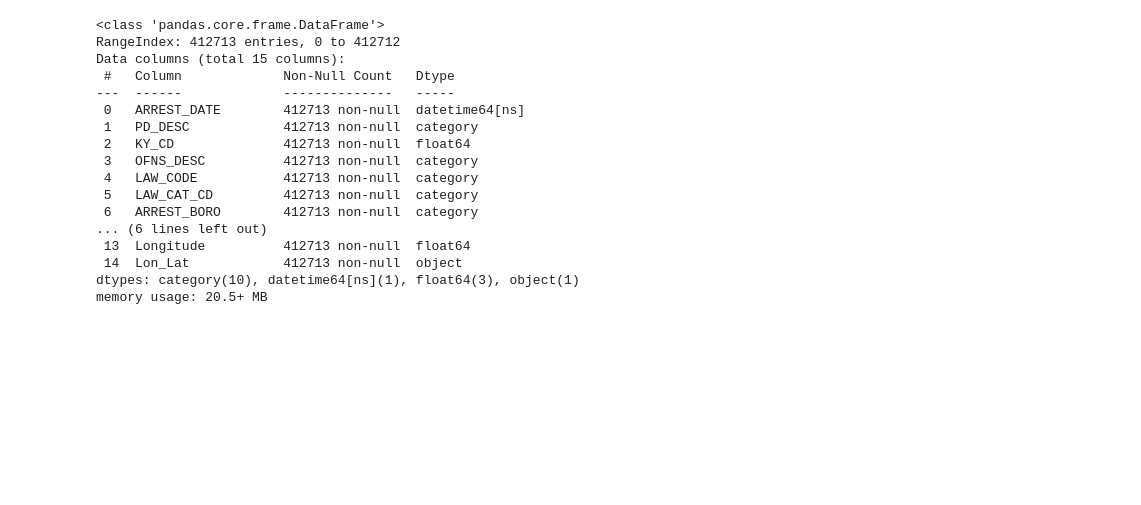
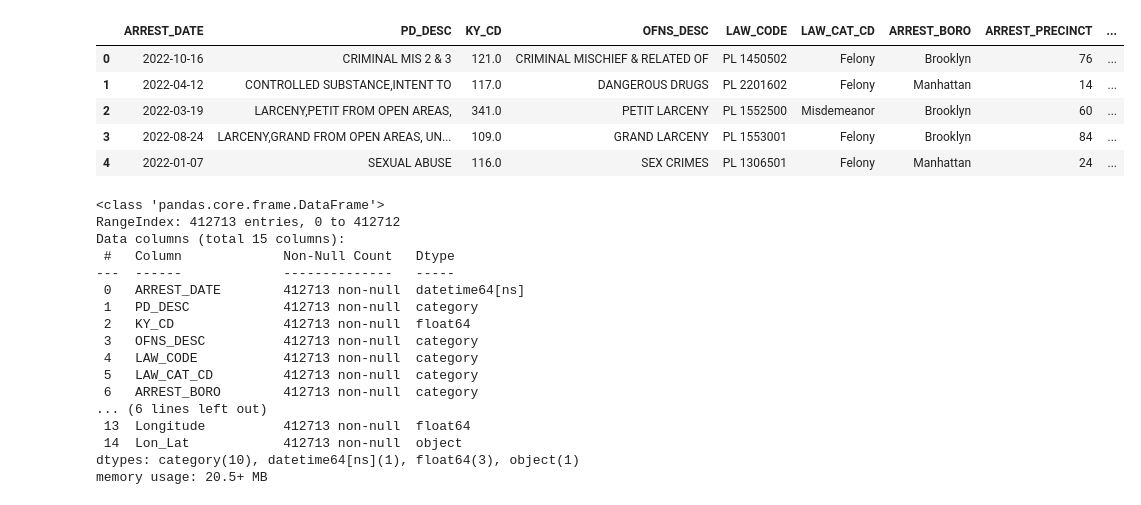
Before and after one commit to CarlosGG18/NYPD-Arrest-Analysis, a Jupyter notebook: Regression Model.ipynb, the cells around one changed output. Cells and saved outputs as stored; diff of their text form; code cells hidden in the pictures; blank space fills up the shorter version.

```diff
--- a/Regression Model.ipynb
+++ b/Regression Model.ipynb
@@ -24,6 +24,15 @@ data_types = {
 }
 df = pd.read_csv('NYPD_arrest_data_2021-2023.csv', dtype=data_types)
 df['ARREST_DATE'] = pd.to_datetime(df['ARREST_DATE'])
+# %%
+df.head()
+# %% [output]
+|  | ARREST_DATE | PD_DESC | KY_CD | OFNS_DESC | LAW_CODE | LAW_CAT_CD | ARREST_BORO | ARREST_PRECINCT | ... |
+| 0 | 2022-10-16 | CRIMINAL MIS 2 & 3 | 121.0 | CRIMINAL MISCHIEF & RELATED OF | PL 1450502 | Felony | Brooklyn | 76 | ... |
+| 1 | 2022-04-12 | CONTROLLED SUBSTANCE,INTENT TO | 117.0 | DANGEROUS DRUGS | PL 2201602 | Felony | Manhattan | 14 | ... |
+| 2 | 2022-03-19 | LARCENY,PETIT FROM OPEN AREAS, | 341.0 | PETIT LARCENY | PL 1552500 | Misdemeanor | Brooklyn | 60 | ... |
+| 3 | 2022-08-24 | LARCENY,GRAND FROM OPEN AREAS, UN... | 109.0 | GRAND LARCENY | PL 1553001 | Felony | Brooklyn | 84 | ... |
+| 4 | 2022-01-07 | SEXUAL ABUSE | 116.0 | SEX CRIMES | PL 1306501 | Felony | Manhattan | 24 | ... |
 # %%
 df.info()
 # %% [output]
```
Also changed, not shown: parts of 6 cells of this notebook, 1 other file.
